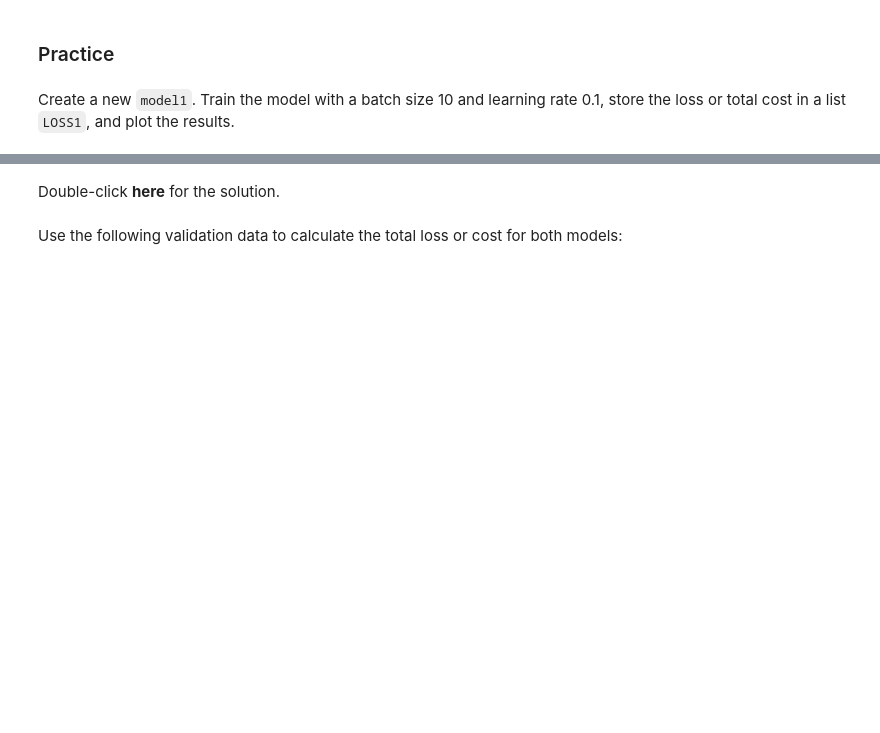
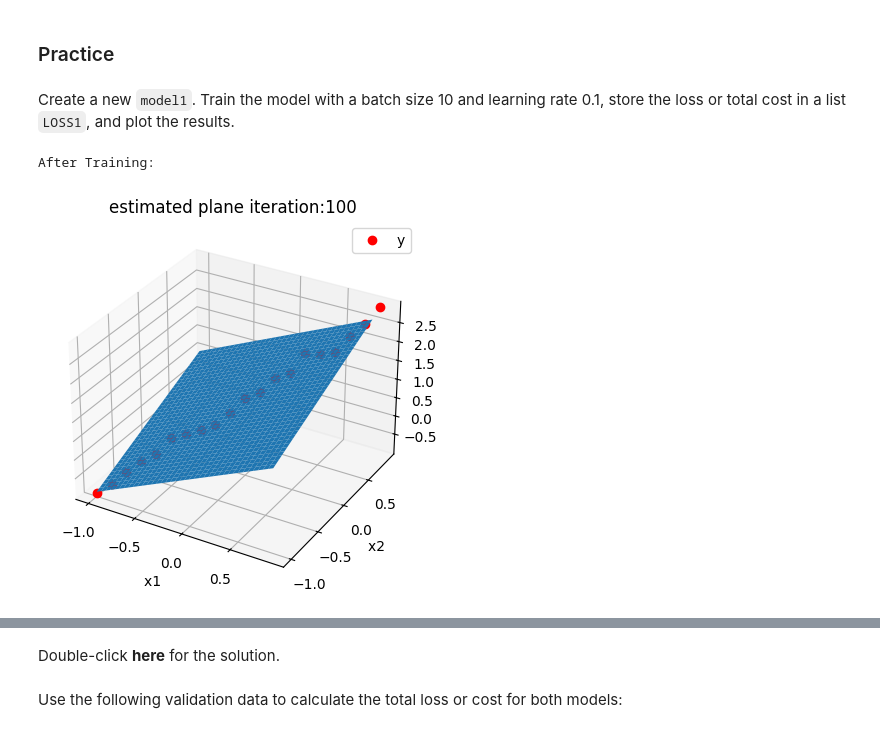
Before and after one commit to aelkhodary/Neural_Networks_and_PyTorch, a Jupyter notebook: m04/02_4.2.multiple_linear_regression_training_v2.ipynb, the cells around one changed output, grey strips where cells are left out. Drawn from its saved outputs; the diff is of its cells as text; code cells hidden in the pictures; blank space fills up the shorter version.

Commit message:
train model with mutiple dimensions

```diff
--- a/m04/02_4.2.multiple_linear_regression_training_v2.ipynb
+++ b/m04/02_4.2.multiple_linear_regression_training_v2.ipynb
@@ -211,4 +211,26 @@ Create a new <code>model1</code>. Train the model with a batch size 10 and learn
 # %%
 # Practice create model1. Train the model with batch size 10 and learning rate 0.1, store the loss in a list <code>LOSS1</code>. Plot the results.
 
 data_set = Data2D()
+model1 = linear_regression(2, 1)
+epochs =100
+LOSS1 = []
+optimizer = optim.SGD(model1.parameters(), lr = 0.1)
+train_loader = DataLoader(dataset = data_set, batch_size = 10)
+
+def train_model(epochs):
+    for epoch in range(epochs):
+        for x,y in train_loader:
+            yhat = model1(x)
+            loss = criterion(yhat,y)
+            LOSS1.append(loss.item())
+            optimizer.zero_grad()
+            loss.backward()
+            optimizer.step()
+train_model(epochs)
+
+print("After Training: ")
+Plot_2D_Plane(model1, data_set, epochs)
+# %% [output]
+After Training:
+[figure, added]
```
Also changed, not shown: parts of 2 cells of this notebook.
